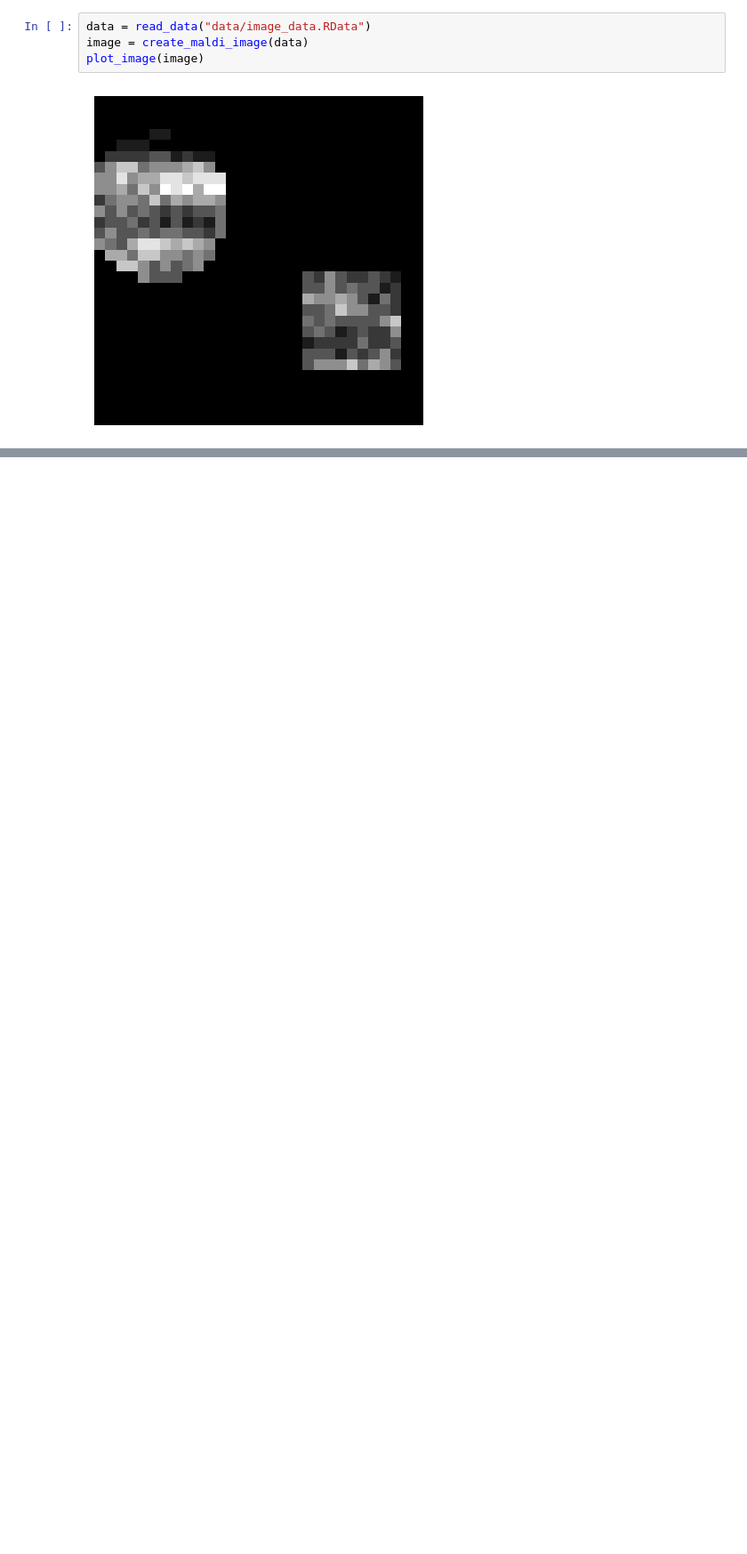
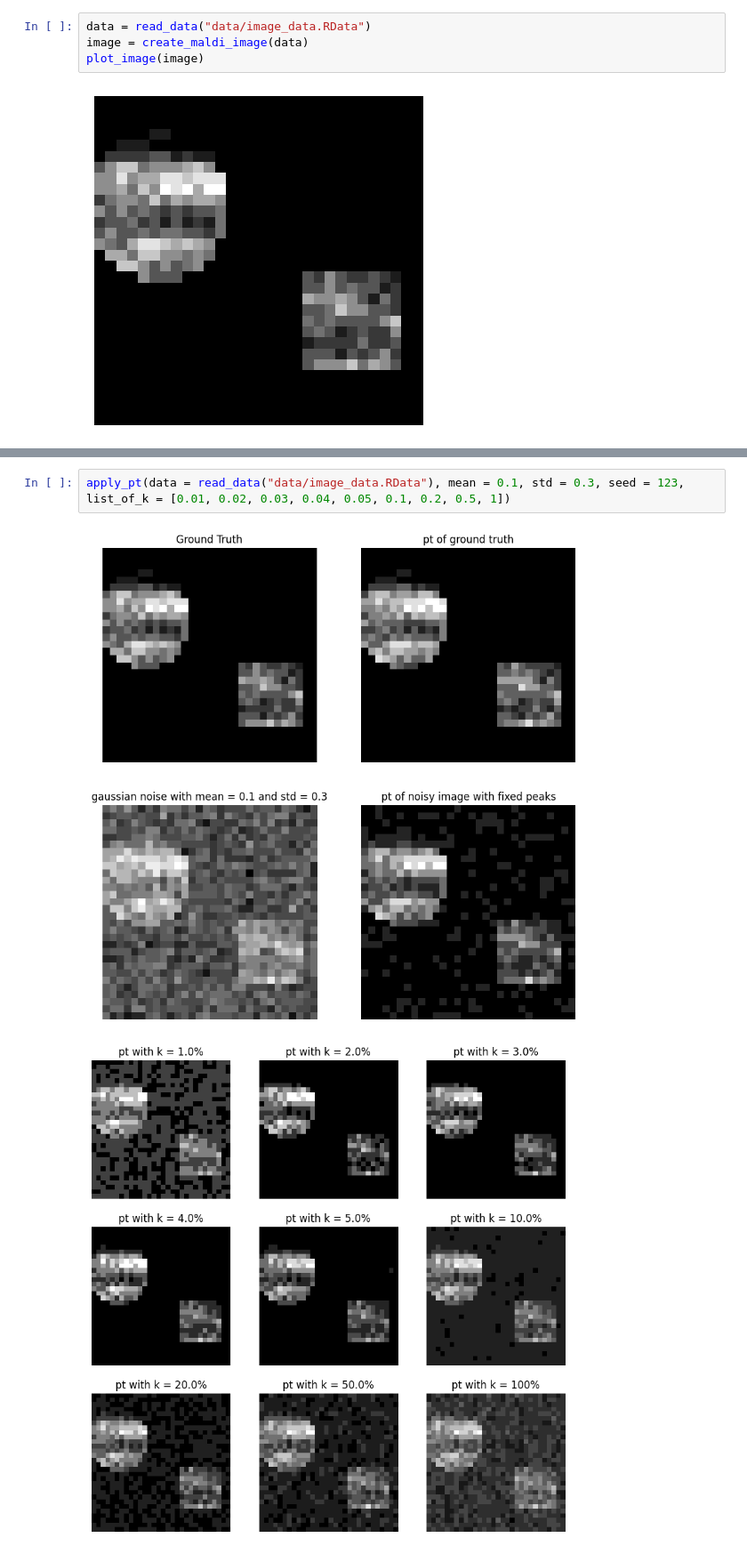
Before and after one commit to klailag/SupervisedTDAMethodForMALDI, a Jupyter notebook: Paper revision/simulation from r.ipynb, the cells around one changed output, grey strips where cells are left out. Shown at 89% size. Drawn from its saved outputs; the diff is of its cells as text; blank space fills up the shorter version.

```diff
--- a/Paper revision/simulation from r.ipynb
+++ b/Paper revision/simulation from r.ipynb
@@ -181 +212,6 @@ plot_image(image)
+# %%
+apply_pt(data = read_data("data/image_data.RData"), mean = 0.1, std = 0.3, seed = 123, list_of_k = [0.01, 0.02, 0.03, 0.04, 0.05, 0.1, 0.2, 0.5, 1])
+# %% [output]
+[figure, added]
+[figure, added]
 # %%
```
Also changed, not shown: parts of 9 cells of this notebook.
